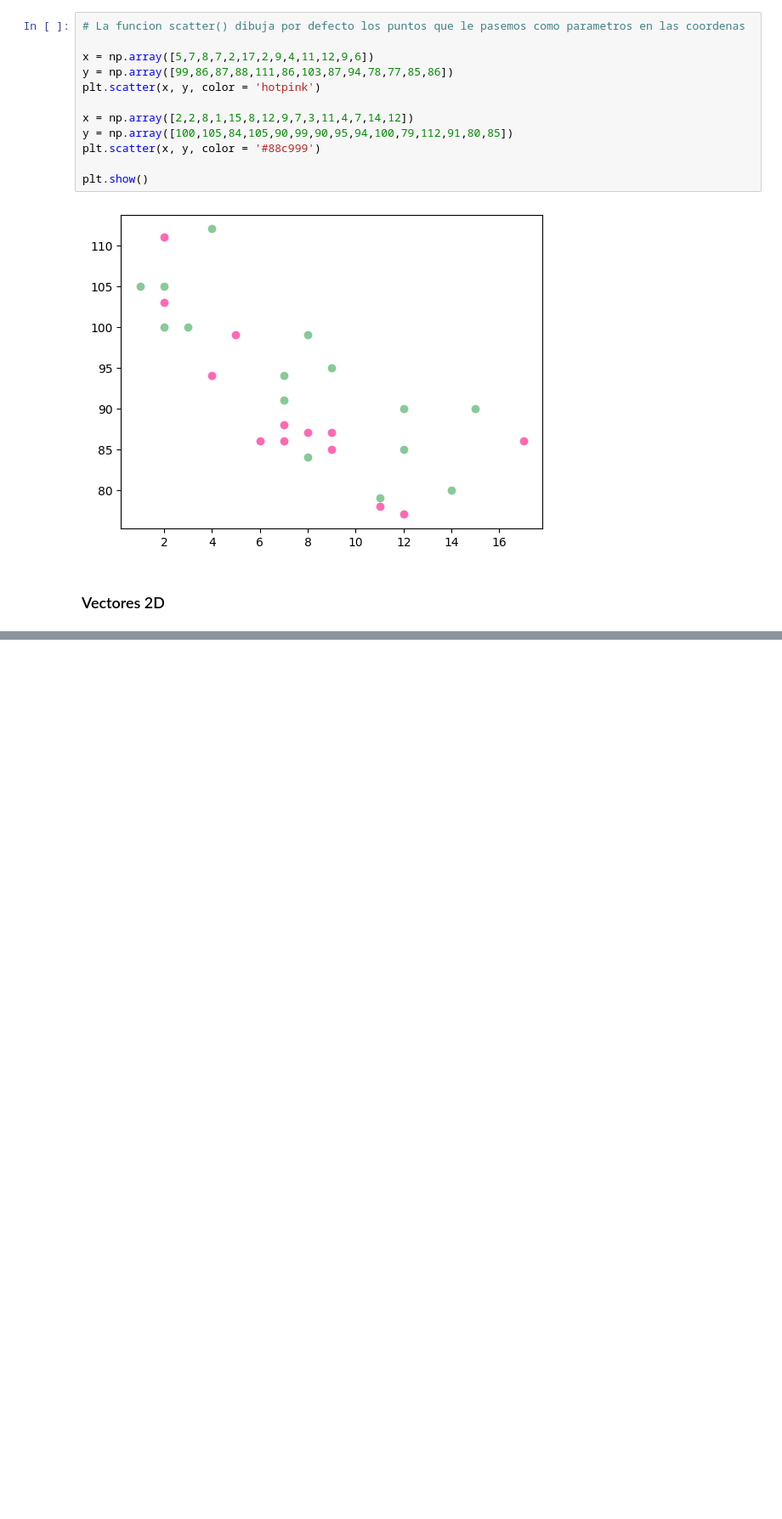
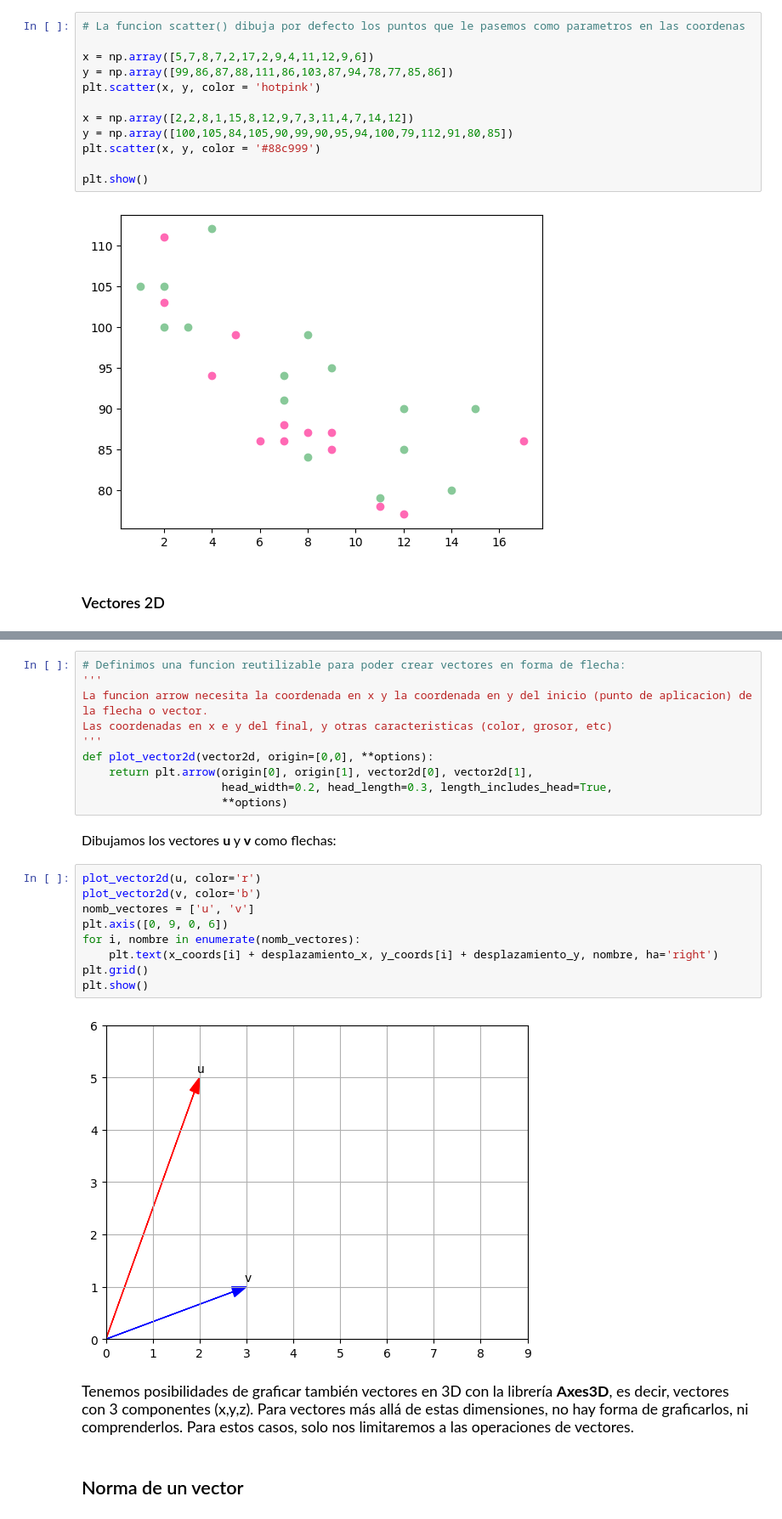
Before and after one commit to SunFanton/maths-for-ai, a Jupyter notebook: Vectores/Vectores.ipynb, the cells around one changed output, grey strips where cells are left out. Shown: that part at 85% size. Cells and saved outputs as stored; diff of their text form; blank space fills up the shorter version.

```diff
--- a/Vectores/Vectores.ipynb
+++ b/Vectores/Vectores.ipynb
@@ -186,0 +198,27 @@ plt.show()
+# %%
+# Definimos una funcion reutilizable para poder crear vectores en forma de flecha:
+'''
+La funcion arrow necesita la coordenada en x y la coordenada en y del inicio (punto de aplicacion) de la flecha o vector.
+Las coordenadas en x e y del final, y otras caracteristicas (color, grosor, etc)
+'''
+def plot_vector2d(vector2d, origin=[0,0], **options):
+    return plt.arrow(origin[0], origin[1], vector2d[0], vector2d[1],
+                     head_width=0.2, head_length=0.3, length_includes_head=True,
+                     **options)
+# %% [markdown]
+<p style="font-size:1rem">Dibujamos los vectores <b>u</b> y <b>v</b> como flechas:</p>
+# %%
+plot_vector2d(u, color='r')
+plot_vector2d(v, color='b')
+nomb_vectores = ['u', 'v']
+plt.axis([0, 9, 0, 6])
+for i, nombre in enumerate(nomb_vectores):
+    plt.text(x_coords[i] + desplazamiento_x, y_coords[i] + desplazamiento_y, nombre, ha='right')
+plt.grid()
+plt.show()
+# %% [output]
+[figure, added]
+# %% [markdown]
+<p style="font-size:1.1rem">Tenemos posibilidades de graficar también vectores en 3D con la librería <b>Axes3D</b>, es decir, vectores con 3 componentes (x,y,z). Para vectores más allá de estas dimensiones, no hay forma de graficarlos, ni comprenderlos. Para estos casos, solo nos limitaremos a las operaciones de vectores.</p>
+# %% [markdown]
+## Norma de un vector
```
Also changed, not shown: parts of 49 cells of this notebook, 6 other files.
